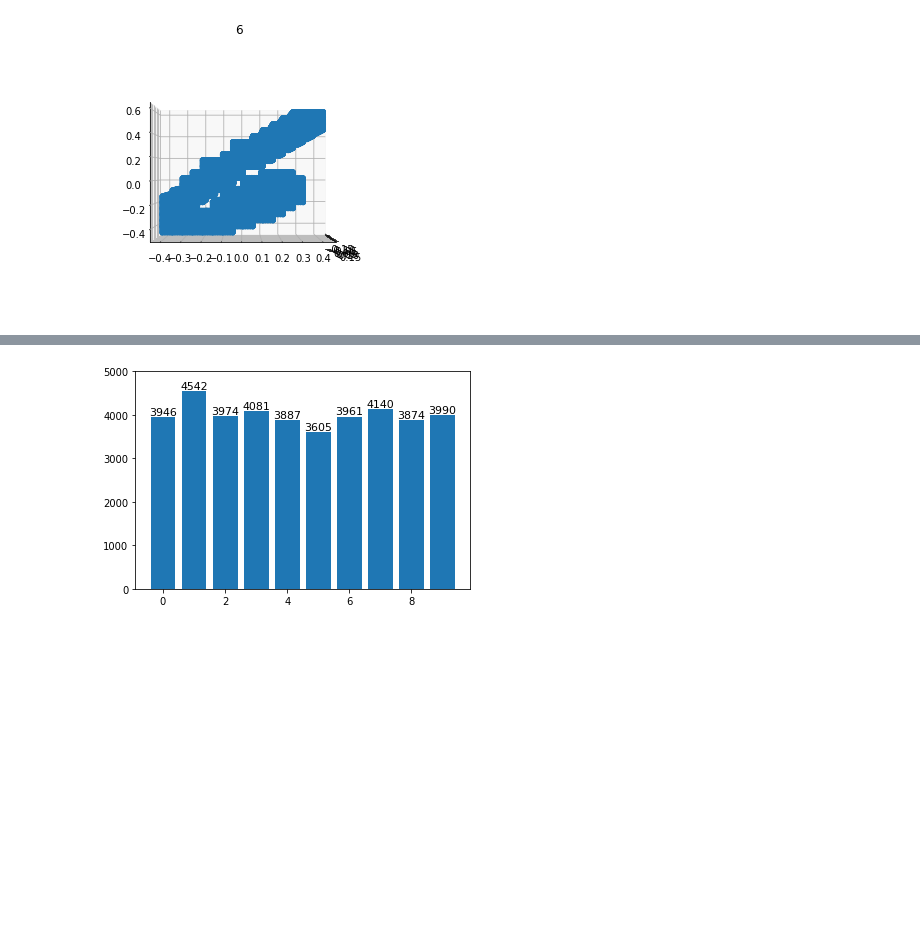
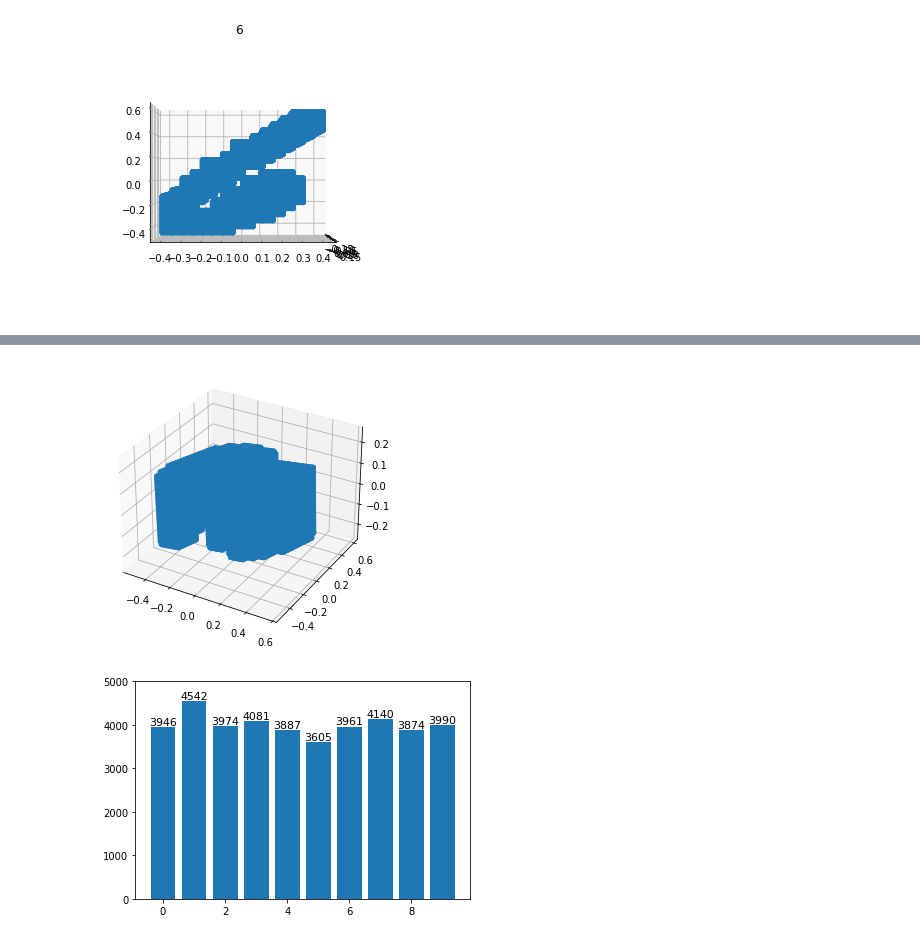
Before and after one commit to AhMuGeoNa/Dacon_3d_MNIST, a Jupyter notebook: dacon - 3d mnist.ipynb, the cells around one changed output, grey strips where cells are left out. Drawn from its saved outputs; the diff is of its cells as text; code cells hidden in the pictures; blank space fills up the shorter version.

```diff
--- a/dacon - 3d mnist.ipynb
+++ b/dacon - 3d mnist.ipynb
@@ -69,3 +77,7 @@ show_voxel(train_points, 977)
+# %%
+show_voxel(test_points, 977, dtype = 'test')
+# %% [output]
+[figure, added]
 # %%
 train_vox, valid_vox, train_lb, valid_lb = train_test_split(train_points, train_lb, shuffle = True, stratify = train_lb,
                                                             test_size = 0.2, random_state = 42)
```
Also changed, not shown: parts of 18 cells of this notebook.
